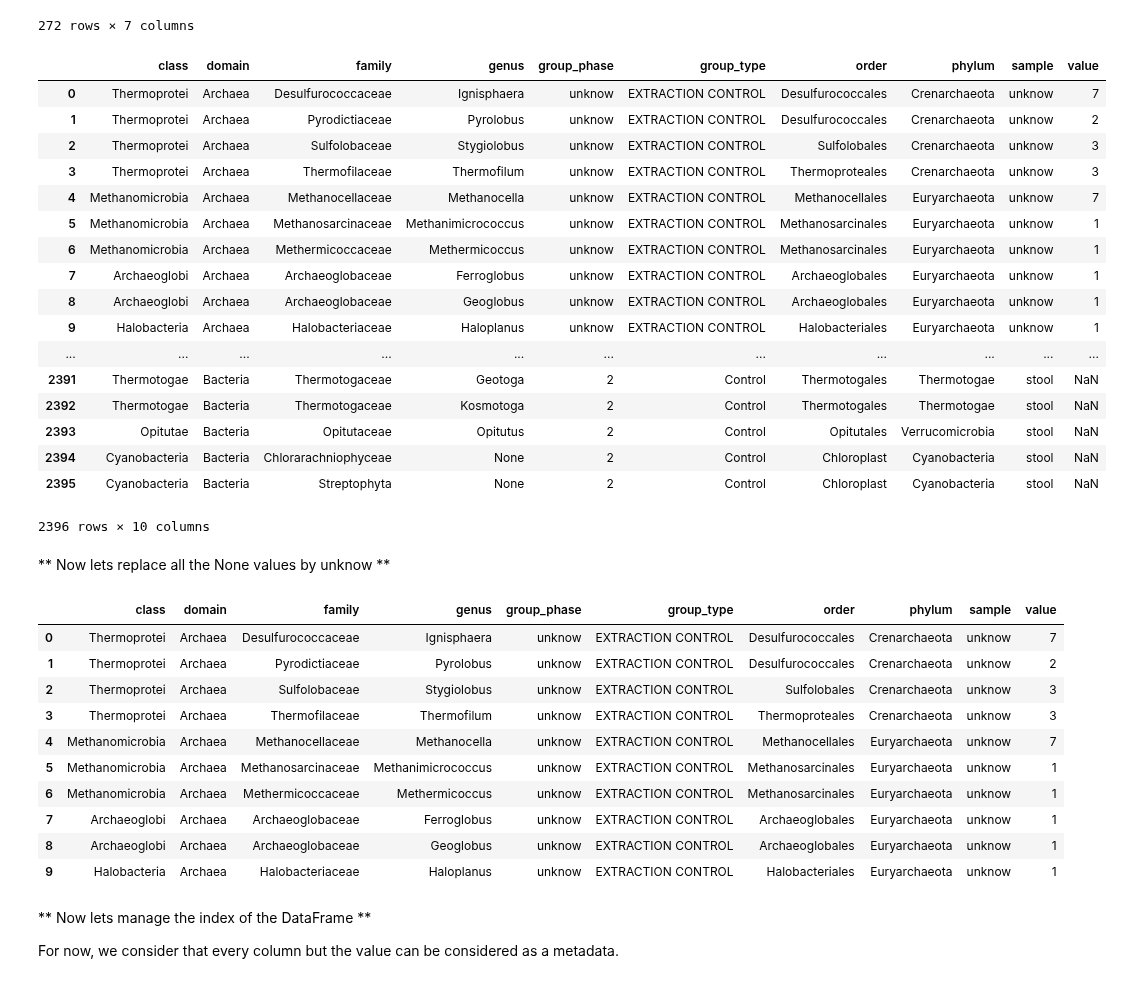
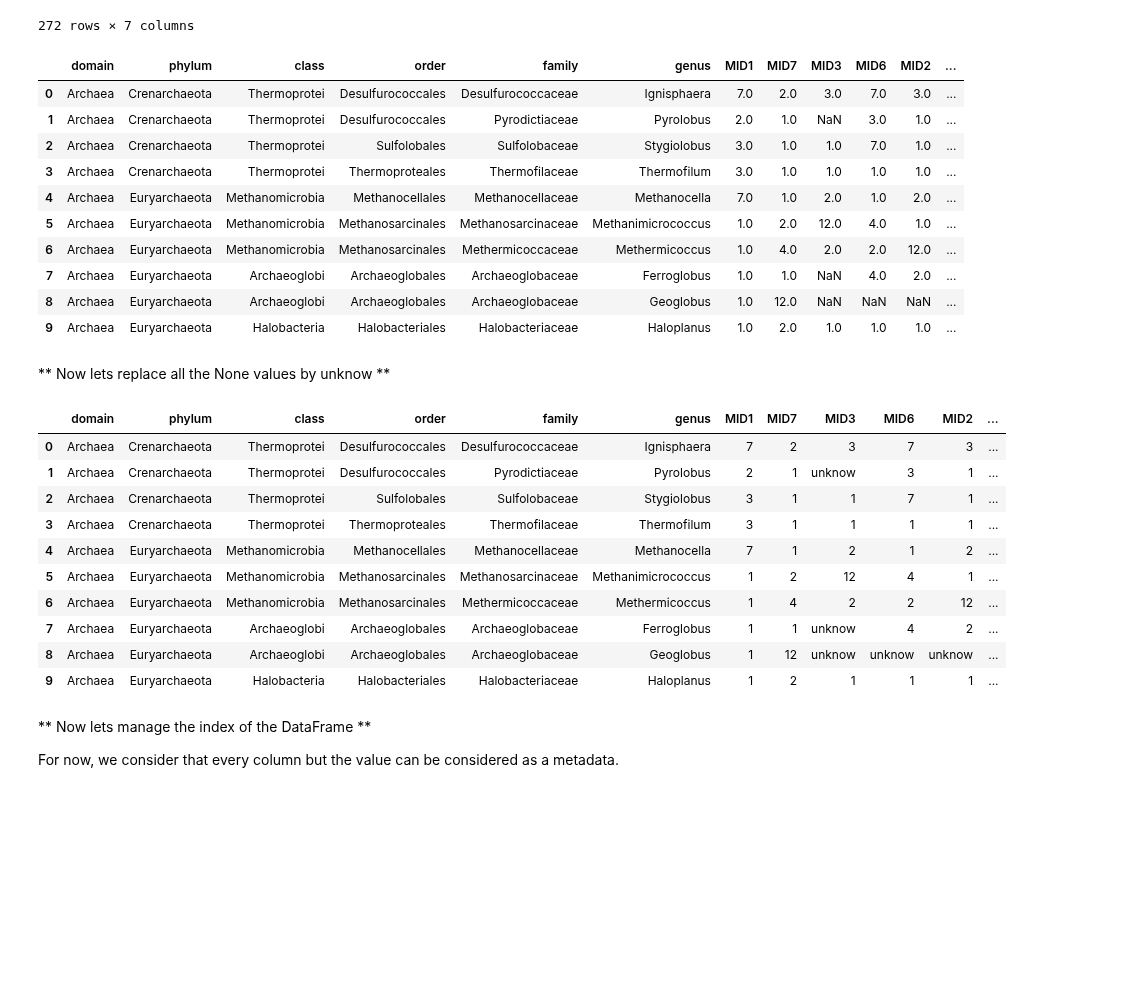
Before and after one commit to vincenzobaz/VBTALL-ADA2017, a Jupyter notebook: Homework 1.ipynb, the cells around one changed output. Saved outputs shown, nothing was run; the diff lists cells and outputs as text; code cells hidden in the pictures; blank space fills up the shorter version.

Commit message:
Big cleanup, should be completed

```diff
--- a/Homework 1.ipynb
+++ b/Homework 1.ipynb
@@ -125,7 +125,7 @@ for index in range(len(group)):                # Index progression must be upwar
     # A special case for the extraction control, we don't want to split it
     if group[index] == "EXTRACTION CONTROL":
         group_type.append(group[index])
-        group_phase.append("unknow")
+        group_phase.append("")
     else:
         splitted_group = group[index].split()
         group_type.append(splitted_group[0])
@@ -147,8 +147,9 @@ metadata
 | 7 | MID8 | stool | NEC | 2 |
 | 8 | MID9 | stool | Control | 2 |
 # %%
-## make sure SAMPLE doesn't contain NaN
-metadata["sample"].fillna(value="unknow", inplace=True)
+# make sure SAMPLE doesn't contain NaN, we replace them by an empty string
+# This will give use prettier column names later on
+metadata["sample"].fillna(value="", inplace=True)
 metadata
 # %% [output]
 |  | barcode | sample | group_type | group_phase |
@@ -233,47 +222,41 @@ classifier_series
 | 270 | Bacteria | Cyanobacteria | Cyanobacteria | Chloroplast | Chlorarachniophyceae | None | 85 |
 | 271 | Bacteria | Cyanobacteria | Cyanobacteria | Chloroplast | Streptophyta | None | 1388 |
 272 rows × 7 columns
+# %%
+# We reorder the metadata here, this will order the resulting data
+metadata = metadata[["barcode", "group_phase", "group_type", "sample"]].sort_values(by=[ 'group_phase', 'group_type', 'sample'])
 # %%
 # Loop over all the datasheets
-clean_data = pd.DataFrame(columns=df_col_list)
+clean_data = pd.DataFrame(columns=scientific_classification)
 for metadata_row in metadata.itertuples():
     raw_data = pd.read_excel(MICROBIOME_FOLDER+"/"+metadata_row.barcode+".xls", sheetname='Sheet 1', header=None)
     # Change column names to something clearer
     raw_data.columns = ["raw_classification", "value"]
 
     # For each datasheet create a local classified set of data
     classifier_array = []
     for row_data in raw_data.itertuples():
         classifier_array.append(get_classifiers(row_data.raw_classification))
     local_classified = pd.DataFrame(classifier_array, columns=scientific_classification)
     # To the local set of data add the columns that are not the classification
-    local_classified["value"]       = test_data["value"]
-    local_classified["group_type"]  = metadata_row.group_type
-    local_classified["group_phase"] = metadata_row.group_phase
-    local_classified["sample"]      = metadata_row.sample
-    # Append this local set of data to "clean_data", which is the merge of the data from each measurements
-    clean_data = clean_data.append(local_classified, ignore_index=True)
+    local_classified[str(metadata_row.barcode)]  = test_data["value"]
 
-clean_data
+    # Add the local data to the clean DataFrame
+    clean_data = pd.merge(clean_data, local_classified, how="outer", on=scientific_classification)
+
+clean_data.head(10)
 # %% [output]
-|  | class | domain | family | genus | group_phase | group_type | order | phylum | sample | value |
-| 0 | Thermoprotei | Archaea | Desulfurococcaceae | Ignisphaera | unknow | EXTRACTION CONTROL | Desulfurococcales | Crenarchaeota | unknow | 7 |
-| 1 | Thermoprotei | Archaea | Pyrodictiaceae | Pyrolobus | unknow | EXTRACTION CONTROL | Desulfurococcales | Crenarchaeota | unknow | 2 |
-| 2 | Thermoprotei | Archaea | Sulfolobaceae | Stygiolobus | unknow | EXTRACTION CONTROL | Sulfolobales | Crenarchaeota | unknow | 3 |
-| 3 | Thermoprotei | Archaea | Thermofilaceae | Thermofilum | unknow | EXTRACTION CONTROL | Thermoproteales | Crenarchaeota | unknow | 3 |
-| 4 | Methanomicrobia | Archaea | Methanocellaceae | Methanocella | unknow | EXTRACTION CONTROL | Methanocellales | Euryarchaeota | unknow | 7 |
-| 5 | Methanomicrobia | Archaea | Methanosarcinaceae | Methanimicrococcus | unknow | EXTRACTION CONTROL | Methanosarcinales | Euryarchaeota | unknow | 1 |
-| 6 | Methanomicrobia | Archaea | Methermicoccaceae | Methermicoccus | unknow | EXTRACTION CONTROL | Methanosarcinales | Euryarchaeota | unknow | 1 |
-| 7 | Archaeoglobi | Archaea | Archaeoglobaceae | Ferroglobus | unknow | EXTRACTION CONTROL | Archaeoglobales | Euryarchaeota | unknow | 1 |
-| 8 | Archaeoglobi | Archaea | Archaeoglobaceae | Geoglobus | unknow | EXTRACTION CONTROL | Archaeoglobales | Euryarchaeota | unknow | 1 |
-| 9 | Halobacteria | Archaea | Halobacteriaceae | Haloplanus | unknow | EXTRACTION CONTROL | Halobacteriales | Euryarchaeota | unknow | 1 |
-| ... | ... | ... | ... | ... | ... | ... | ... | ... | ... | ... |
-| 2391 | Thermotogae | Bacteria | Thermotogaceae | Geotoga | 2 | Control | Thermotogales | Thermotogae | stool | NaN |
-| 2392 | Thermotogae | Bacteria | Thermotogaceae | Kosmotoga | 2 | Control | Thermotogales | Thermotogae | stool | NaN |
-| 2393 | Opitutae | Bacteria | Opitutaceae | Opitutus | 2 | Control | Opitutales | Verrucomicrobia | stool | NaN |
-| 2394 | Cyanobacteria | Bacteria | Chlorarachniophyceae | None | 2 | Control | Chloroplast | Cyanobacteria | stool | NaN |
-| 2395 | Cyanobacteria | Bacteria | Streptophyta | None | 2 | Control | Chloroplast | Cyanobacteria | stool | NaN |
+|  | domain | phylum | class | order | family | genus | MID1 | MID7 | MID3 | MID6 | MID2 | ... |
+| 0 | Archaea | Crenarchaeota | Thermoprotei | Desulfurococcales | Desulfurococcaceae | Ignisphaera | 7.0 | 2.0 | 3.0 | 7.0 | 3.0 | ... |
+| 1 | Archaea | Crenarchaeota | Thermoprotei | Desulfurococcales | Pyrodictiaceae | Pyrolobus | 2.0 | 1.0 | NaN | 3.0 | 1.0 | ... |
+| 2 | Archaea | Crenarchaeota | Thermoprotei | Sulfolobales | Sulfolobaceae | Stygiolobus | 3.0 | 1.0 | 1.0 | 7.0 | 1.0 | ... |
+| 3 | Archaea | Crenarchaeota | Thermoprotei | Thermoproteales | Thermofilaceae | Thermofilum | 3.0 | 1.0 | 1.0 | 1.0 | 1.0 | ... |
+| 4 | Archaea | Euryarchaeota | Methanomicrobia | Methanocellales | Methanocellaceae | Methanocella | 7.0 | 1.0 | 2.0 | 1.0 | 2.0 | ... |
+| 5 | Archaea | Euryarchaeota | Methanomicrobia | Methanosarcinales | Methanosarcinaceae | Methanimicrococcus | 1.0 | 2.0 | 12.0 | 4.0 | 1.0 | ... |
+| 6 | Archaea | Euryarchaeota | Methanomicrobia | Methanosarcinales | Methermicoccaceae | Methermicoccus | 1.0 | 4.0 | 2.0 | 2.0 | 12.0 | ... |
+| 7 | Archaea | Euryarchaeota | Archaeoglobi | Archaeoglobales | Archaeoglobaceae | Ferroglobus | 1.0 | 1.0 | NaN | 4.0 | 2.0 | ... |
+| 8 | Archaea | Euryarchaeota | Archaeoglobi | Archaeoglobales | Archaeoglobaceae | Geoglobus | 1.0 | 12.0 | NaN | NaN | NaN | ... |
+| 9 | Archaea | Euryarchaeota | Halobacteria | Halobacteriales | Halobacteriaceae | Haloplanus | 1.0 | 2.0 | 1.0 | 1.0 | 1.0 | ... |
-2396 rows × 10 columns
 # %% [markdown]
 ** Now lets replace all the None values by unknow **
 # %%
@@ -282,17 +265,17 @@ for item in clean_data.iteritems():
 # %%
 clean_data.head(10)
 # %% [output]
-|  | class | domain | family | genus | group_phase | group_type | order | phylum | sample | value |
-| 0 | Thermoprotei | Archaea | Desulfurococcaceae | Ignisphaera | unknow | EXTRACTION CONTROL | Desulfurococcales | Crenarchaeota | unknow | 7 |
-| 1 | Thermoprotei | Archaea | Pyrodictiaceae | Pyrolobus | unknow | EXTRACTION CONTROL | Desulfurococcales | Crenarchaeota | unknow | 2 |
-| 2 | Thermoprotei | Archaea | Sulfolobaceae | Stygiolobus | unknow | EXTRACTION CONTROL | Sulfolobales | Crenarchaeota | unknow | 3 |
-| 3 | Thermoprotei | Archaea | Thermofilaceae | Thermofilum | unknow | EXTRACTION CONTROL | Thermoproteales | Crenarchaeota | unknow | 3 |
-| 4 | Methanomicrobia | Archaea | Methanocellaceae | Methanocella | unknow | EXTRACTION CONTROL | Methanocellales | Euryarchaeota | unknow | 7 |
-| 5 | Methanomicrobia | Archaea | Methanosarcinaceae | Methanimicrococcus | unknow | EXTRACTION CONTROL | Methanosarcinales | Euryarchaeota | unknow | 1 |
-| 6 | Methanomicrobia | Archaea | Methermicoccaceae | Methermicoccus | unknow | EXTRACTION CONTROL | Methanosarcinales | Euryarchaeota | unknow | 1 |
-| 7 | Archaeoglobi | Archaea | Archaeoglobaceae | Ferroglobus | unknow | EXTRACTION CONTROL | Archaeoglobales | Euryarchaeota | unknow | 1 |
-| 8 | Archaeoglobi | Archaea | Archaeoglobaceae | Geoglobus | unknow | EXTRACTION CONTROL | Archaeoglobales | Euryarchaeota | unknow | 1 |
-| 9 | Halobacteria | Archaea | Halobacteriaceae | Haloplanus | unknow | EXTRACTION CONTROL | Halobacteriales | Euryarchaeota | unknow | 1 |
+|  | domain | phylum | class | order | family | genus | MID1 | MID7 | MID3 | MID6 | MID2 | ... |
+| 0 | Archaea | Crenarchaeota | Thermoprotei | Desulfurococcales | Desulfurococcaceae | Ignisphaera | 7 | 2 | 3 | 7 | 3 | ... |
+| 1 | Archaea | Crenarchaeota | Thermoprotei | Desulfurococcales | Pyrodictiaceae | Pyrolobus | 2 | 1 | unknow | 3 | 1 | ... |
+| 2 | Archaea | Crenarchaeota | Thermoprotei | Sulfolobales | Sulfolobaceae | Stygiolobus | 3 | 1 | 1 | 7 | 1 | ... |
+| 3 | Archaea | Crenarchaeota | Thermoprotei | Thermoproteales | Thermofilaceae | Thermofilum | 3 | 1 | 1 | 1 | 1 | ... |
+| 4 | Archaea | Euryarchaeota | Methanomicrobia | Methanocellales | Methanocellaceae | Methanocella | 7 | 1 | 2 | 1 | 2 | ... |
+| 5 | Archaea | Euryarchaeota | Methanomicrobia | Methanosarcinales | Methanosarcinaceae | Methanimicrococcus | 1 | 2 | 12 | 4 | 1 | ... |
+| 6 | Archaea | Euryarchaeota | Methanomicrobia | Methanosarcinales | Methermicoccaceae | Methermicoccus | 1 | 4 | 2 | 2 | 12 | ... |
+| 7 | Archaea | Euryarchaeota | Archaeoglobi | Archaeoglobales | Archaeoglobaceae | Ferroglobus | 1 | 1 | unknow | 4 | 2 | ... |
+| 8 | Archaea | Euryarchaeota | Archaeoglobi | Archaeoglobales | Archaeoglobaceae | Geoglobus | 1 | 12 | unknow | unknow | unknow | ... |
+| 9 | Archaea | Euryarchaeota | Halobacteria | Halobacteriales | Halobacteriaceae | Haloplanus | 1 | 2 | 1 | 1 | 1 | ... |
 # %% [markdown]
 ** Now lets manage the index of the DataFrame **
 
```
Also changed, not shown: parts of 9 cells of this notebook.
